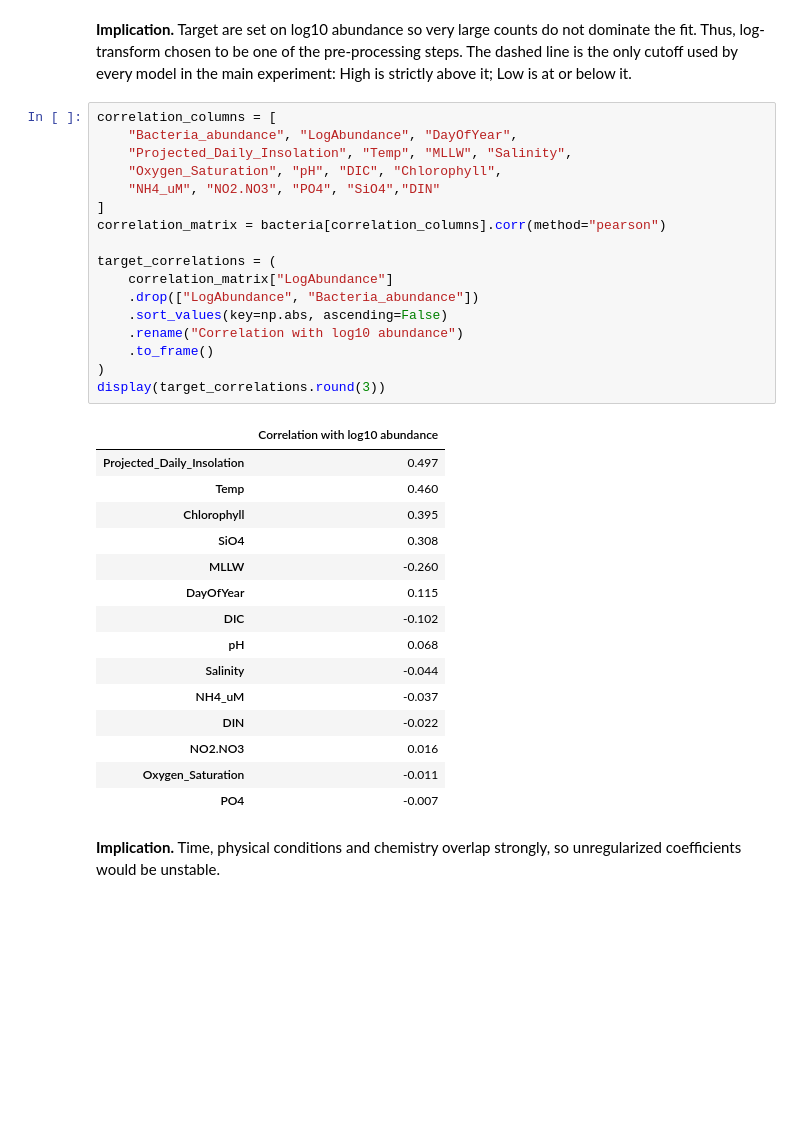
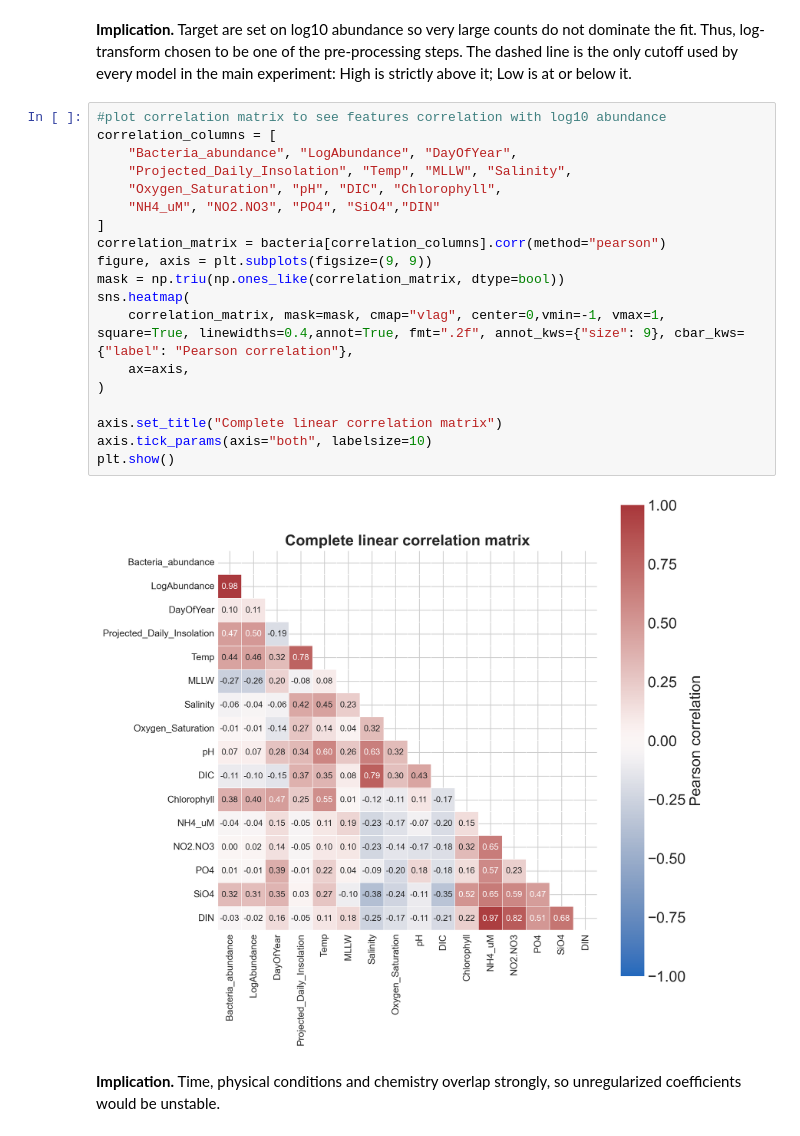
Before and after one commit to tjduu/dummy, a Jupyter notebook: ass1_oces5303_20601408.ipynb, the cells around one changed output. Saved outputs shown, nothing was run; the diff lists cells and outputs as text; blank space fills up the shorter version.

```diff
--- a/ass1_oces5303_20601408.ipynb
+++ b/ass1_oces5303_20601408.ipynb
@@ -161,38 +162,26 @@ Equivalent raw cutoff: 2,944,772 cells mL⁻¹
 # %% [markdown]
 **Implication.** Target are set on log10 abundance so very large counts do not dominate the fit. Thus, log-transform chosen to be one of the pre-processing steps. The dashed line is the only cutoff used by every model in the main experiment: High is strictly above it; Low is at or below it.
 # %%
+#plot correlation matrix to see features correlation with log10 abundance
 correlation_columns = [
     "Bacteria_abundance", "LogAbundance", "DayOfYear",
     "Projected_Daily_Insolation", "Temp", "MLLW", "Salinity",
     "Oxygen_Saturation", "pH", "DIC", "Chlorophyll",
     "NH4_uM", "NO2.NO3", "PO4", "SiO4","DIN"
 ]
 correlation_matrix = bacteria[correlation_columns].corr(method="pearson")
+figure, axis = plt.subplots(figsize=(9, 9))
+mask = np.triu(np.ones_like(correlation_matrix, dtype=bool))
+sns.heatmap(
+    correlation_matrix, mask=mask, cmap="vlag", center=0,vmin=-1, vmax=1, square=True, linewidths=0.4,annot=True, fmt=".2f", annot_kws={"size": 9}, cbar_kws={"label": "Pearson correlation"},
+    ax=axis,
+)
 
-target_correlations = (
-    correlation_matrix["LogAbundance"]
-    .drop(["LogAbundance", "Bacteria_abundance"])
-    .sort_values(key=np.abs, ascending=False)
-    .rename("Correlation with log10 abundance")
-    .to_frame()
-)
-display(target_correlations.round(3))
+axis.set_title("Complete linear correlation matrix")
+axis.tick_params(axis="both", labelsize=10)
+plt.show()
 # %% [output]
-|  | Correlation with log10 abundance |
-| Projected_Daily_Insolation | 0.497 |
-| Temp | 0.460 |
-| Chlorophyll | 0.395 |
-| SiO4 | 0.308 |
-| MLLW | -0.260 |
-| DayOfYear | 0.115 |
-| DIC | -0.102 |
-| pH | 0.068 |
-| Salinity | -0.044 |
-| NH4_uM | -0.037 |
-| DIN | -0.022 |
-| NO2.NO3 | 0.016 |
-| Oxygen_Saturation | -0.011 |
-| PO4 | -0.007 |
+[figure, added]
 # %% [markdown]
 **Implication.** Time, physical conditions and chemistry overlap strongly, so unregularized coefficients would be unstable.
 # %%
```
Also changed, not shown: parts of 24 cells of this notebook.
